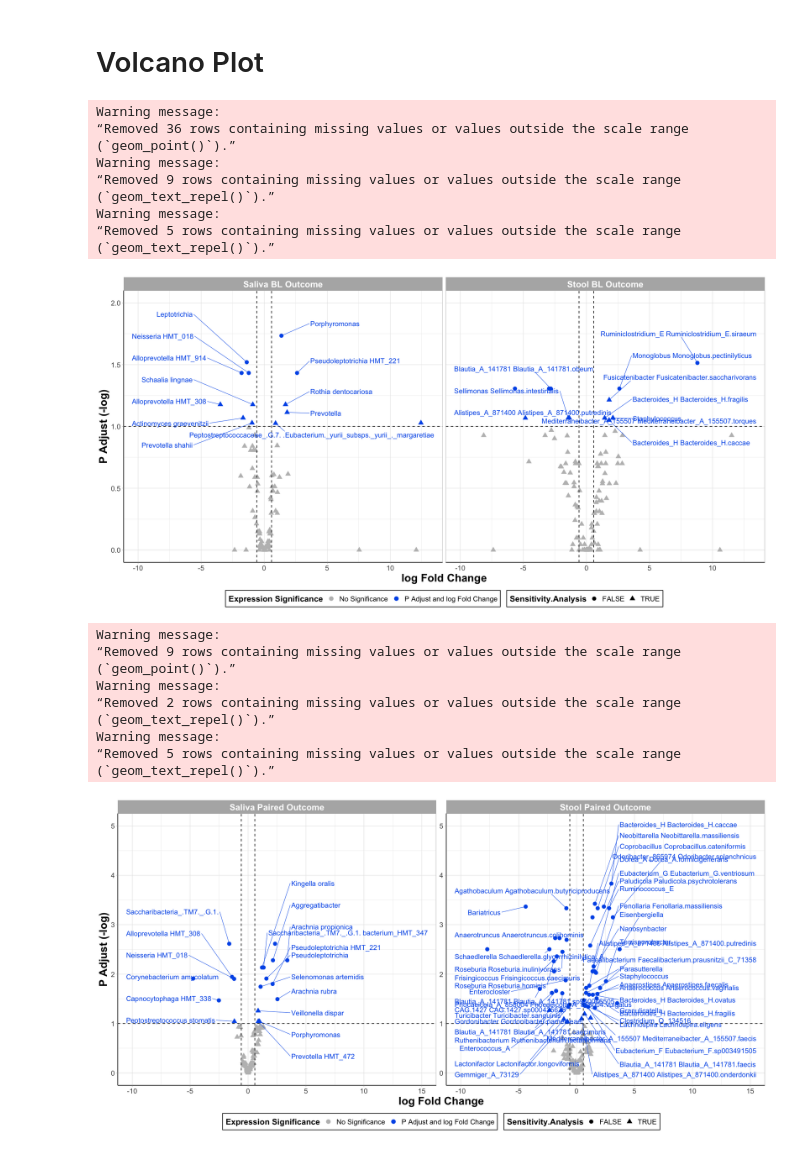
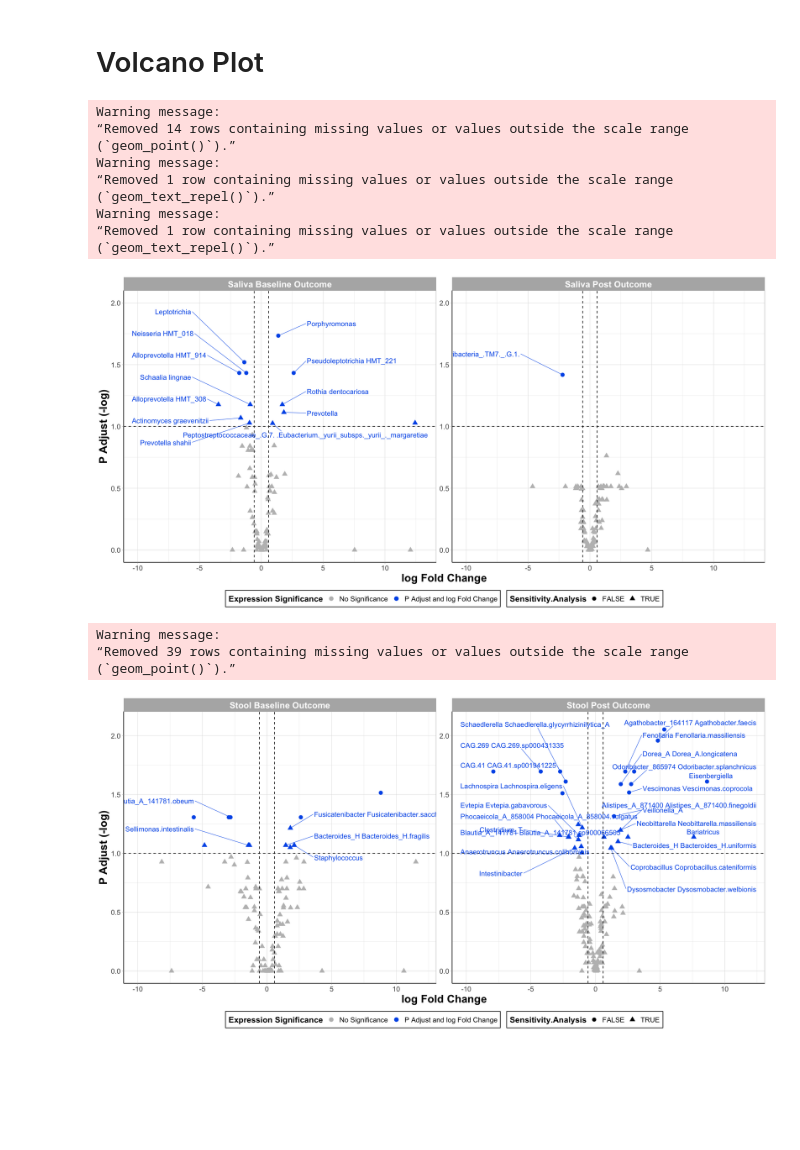
Before and after one commit to Ragerlab/P1013.-Microbiome-Peanut-Allergy, a Jupyter notebook: 3. Individual Bacteria Visualizations/Volcano Plots.ipynb, the cells around one changed output. Drawn from its saved outputs; the diff is of its cells as text; code cells hidden in the pictures; blank space fills up the shorter version.

```diff
--- a/3. Individual Bacteria Visualizations/Volcano Plots.ipynb
+++ b/3. Individual Bacteria Visualizations/Volcano Plots.ipynb
@@ -10,14 +10,18 @@ library(tidyverse)
 library(ggrepel)
 
 # reading in files
-bl_saliva_adj = data.frame(Model = 'Saliva BL Outcome', read_excel("Input/Saliva_Adj_Outcome_011426.xlsx")) %>%
+bl_saliva_adj = data.frame(Model = 'Saliva Baseline Outcome', read_excel("Input/Saliva_Adj_Outcome_011526.xlsx")) %>%
     select(-Original_Name)
-bl_stool_adj = data.frame(Model = 'Stool BL Outcome', read_excel("Input/Stool_Adj_Outcome_011426.xlsx")) %>%
+bl_stool_adj = data.frame(Model = 'Stool Baseline Outcome', read_excel("Input/Stool_Adj_Outcome_011526.xlsx")) %>%
     select(-Original_Name)
-paired_saliva_adj = data.frame(Model = 'Saliva Paired Outcome', read_excel("Input/Saliva_Adj_Paired_Outcome_011426.xlsx")) %>%
+post_saliva_adj = data.frame(Model = 'Saliva Post Outcome', read_excel("Input/Saliva_Adj_Post_Outcome_011526.xlsx")) %>%
     select(-Original_Name)
-paired_stool_adj = data.frame(Model = 'Stool Paired Outcome', read_excel("Input/Stool_Adj_Paired_Outcome_011426.xlsx")) %>%
+post_stool_adj = data.frame(Model = 'Stool Post Outcome', read_excel("Input/Stool_Adj_Post_Outcome_011526.xlsx")) %>%
     select(-Original_Name)
+paired_saliva_adj = data.frame(Model = 'Saliva Paired Time Point', read_excel("Input/Saliva_Adj_Paired_011526.xlsx")) %>%
+    select(-Original_Name)
+paired_stool_adj = data.frame(Model = 'Stool Paired Time Point', read_excel("Input/Stool_Adj_Paired_011526.xlsx")) %>%
+    select(-Original_Name)
 # %% [output]
 ── Attaching core tidyverse packages ──────────────────────── tidyverse 2.0.0 ──
 ✔ dplyr     1.1.4     ✔ readr     2.1.5
@@ -46,6 +50,7 @@ Creating a volcano plot to visualize bacteria that were differentially abundant.
 # %%
 # combining dfs
 baseline_adj_df = rbind(bl_saliva_adj, bl_stool_adj)
+post_adj_df = rbind(post_saliva_adj, post_stool_adj)
 paired_adj_df = rbind(paired_saliva_adj, paired_stool_adj)
 # %%
 get_significance = function(df){
@@ -69,6 +74,7 @@ get_significance = function(df){
 
 # calling fn
 sig_baseline_adj_df = get_significance(baseline_adj_df)
+sig_post_adj_df = get_significance(post_adj_df)
 sig_paired_adj_df = get_significance(paired_adj_df)
 # %%
 # identifying genes commonly modulated across exposure groups to label them differently
@@ -100,10 +127,21 @@ paired_uncommon_bacteria = c(sig_paired_saliva_bacteria, sig_paired_stool_bacter
+# %%
+# changing the dfs I want
+saliva_time_point_df = rbind(sig_baseline_adj_df %>%
+    filter(Model == 'Saliva Baseline Outcome'),
+                             sig_post_adj_df %>%
+    filter(Model == 'Saliva Post Outcome'))
+
+stool_time_point_df = rbind(sig_baseline_adj_df %>%
+    filter(Model == 'Stool Baseline Outcome'),
+                             sig_post_adj_df %>%
+    filter(Model == 'Stool Post Outcome'))
 # %% [markdown]
 # Volcano Plot
 # %%
 options(repr.plot.width=16, repr.plot.height=8) #changing size
 
 ggplot() +
-  geom_point(data = sig_baseline_adj_df, aes(x = logFC, y = -log10(P.Adj), color = diffexpressed,
+  geom_point(data = saliva_time_point_df, aes(x = logFC, y = -log10(P.Adj), color = diffexpressed,
                              shape = Sensitivity.Analysis), size = 3) +
 
   # P Value line
@@ -116,25 +154,19 @@ ggplot() +
     xlim(-10, 13) +
     ylim(0, 2) +
 
- #labeling points with statistical significance and FC
-  # geom_label_repel(data = sig_baseline_adj_df %>%
-  #                 filter(logFC > log(1.5), Name %in% common_bacteria),
-  #                  aes(x = logFC, y = -log10(P.Adj), label = Name, color = diffexpressed),
-  #                 xlim = c(1.5, NA), hjust = 0, segment.size = 0.3, max.overlaps = Inf, size = 5, show.legend = FALSE, parse = TRUE) +
-
-  geom_text_repel(data = sig_baseline_adj_df %>%
-                  filter(logFC > log(1.5), Name %in% bl_uncommon_bacteria),
+  geom_text_repel(data = saliva_time_point_df %>%
+                  filter(logFC > log(1.5), P.Adj < 0.1, Name %in% saliva_time_uncommon_bacteria),
                   aes(x = logFC, y = -log10(P.Adj), label = Name, color = diffexpressed), xlim = c(3, NA),
                   hjust = 'right', direction = 'y', nudge_y = 0.1, nudge_x = 2,
                   segment.size = 0.3, box.padding = 1, max.overlaps = Inf, size = 4.2, show.legend = FALSE) +
 
-  geom_text_repel(data = sig_baseline_adj_df %>%
-                  filter(logFC < -log(1.5), Name %in% bl_uncommon_bacteria),
+  geom_text_repel(data = saliva_time_point_df %>%
+                  filter(logFC < -log(1.5), P.Adj < 0.1, Name %in% saliva_time_uncommon_bacteria),
                   aes(x = logFC, y = -log10(P.Adj), label = Name, color = diffexpressed), xlim = c(NA, -5),
-                  hjust = 'left', direction = 'y', nudge_y = 0.14, nudge_x = -5,
+                  hjust = 'left', direction = 'y', nudge_y = 0.17, nudge_x = -5,
                  segment.size = 0.3, box.padding = 1, max.overlaps = Inf, size = 4.2, show.legend = FALSE) +
 
-  facet_wrap(~Model, scales = 'free_x') +
+  facet_wrap(~Model, scales = 'free') +
 
   theme_light() +
   theme(axis.line = element_line(colour = "black"), #making x and y axes black
@@ -152,18 +184,18 @@ ggplot() +
                       values = c("gray", "#005BEA", '#F0D25E'))
 # %% [output]
 Warning message:
-“Removed 36 rows containing missing values or values outside the scale range
+“Removed 14 rows containing missing values or values outside the scale range
 (`geom_point()`).”
 Warning message:
-“Removed 9 rows containing missing values or values outside the scale range
+“Removed 1 row containing missing values or values outside the scale range
 (`geom_text_repel()`).”
 Warning message:
-“Removed 5 rows containing missing values or values outside the scale range
+“Removed 1 row containing missing values or values outside the scale range
 (`geom_text_repel()`).”
-[figure, old version]
+[figure, new version]
 # %%
 ggplot() +
-  geom_point(data = sig_paired_adj_df, aes(x = logFC, y = -log10(P.Adj), color = diffexpressed,
+  geom_point(data = stool_time_point_df, aes(x = logFC, y = -log10(P.Adj), color = diffexpressed,
                              shape = Sensitivity.Analysis), size = 3) +
 
   # P Value line
@@ -173,8 +205,8 @@ ggplot() +
   geom_vline(xintercept = -log2(1.5), linetype = "dashed") +
 
   # changing x limits of what is visible in the plot
-    xlim(-10, 15) +
-    ylim(0, 5) +
+    xlim(-10, 12) +
+    ylim(0, 2.1) +
 
  #labeling points with statistical significance and FC
   # geom_label_repel(data = sig_baseline_adj_df %>%
@@ -182,42 +214,36 @@ ggplot() +
   #                  aes(x = logFC, y = -log10(P.Adj), label = Name, color = diffexpressed),
   #                 xlim = c(1.5, NA), hjust = 0, segment.size = 0.3, max.overlaps = Inf, size = 5, show.legend = FALSE, parse = TRUE) +
 
-  geom_text_repel(data = sig_paired_adj_df %>%
-                  filter(logFC > log(1.5), Name %in% paired_uncommon_bacteria),
+   geom_text_repel(data = stool_time_point_df %>%
+                  filter(logFC > log(1.5), P.Adj < 0.1, Name %in% stool_time_uncommon_bacteria),
                   aes(x = logFC, y = -log10(P.Adj), label = Name, color = diffexpressed), xlim = c(3, NA),
                   hjust = 'right', direction = 'y', nudge_y = 0.1, nudge_x = 2,
                   segment.size = 0.3, box.padding = 1, max.overlaps = Inf, size = 4.2, show.legend = FALSE) +
 
-  geom_text_repel(data = sig_paired_adj_df %>%
-                  filter(logFC < -log(1.5), Name %in% paired_uncommon_bacteria),
+  geom_text_repel(data = stool_time_point_df %>%
+                  filter(logFC < -log(1.5), P.Adj < 0.1, Name %in% stool_time_uncommon_bacteria),
                   aes(x = logFC, y = -log10(P.Adj), label = Name, color = diffexpressed), xlim = c(NA, -5),
                   hjust = 'left', direction = 'y', nudge_y = 0.14, nudge_x = -5,
                  segment.size = 0.3, box.padding = 1, max.overlaps = Inf, size = 4.2, show.legend = FALSE) +
 
   facet_wrap(~Model, scales = 'free') +
 
   theme_light() +
   theme(axis.line = element_line(colour = "black"), #making x and y axes black
         axis.text = element_text(size = 12), #changing size of x axis labels
         axis.title = element_text(face = "bold", size = rel(1.7)), #changes axis titles
         legend.title = element_text(face = 'bold', size = 14), #changes legend title
         legend.text = element_text(size = 12), #changes legend text
         legend.position = "bottom", # changing legend position
         legend.background = element_rect(colour = 'black', fill = 'white', linetype = 'solid'),
         strip.text.x = element_text(size = 15, face = "bold"), #changes size of facet x axis
         strip.text.y = element_text(size = 15, face = "bold")) + #changes size of facet y axis
   labs(x = 'log Fold Change', y = 'P Adjust (-log)') +
 
   scale_color_manual(name = "Expression Significance",
                       values = c("gray", "#005BEA", '#F0D25E'))
 # %% [output]
 Warning message:
-“Removed 9 rows containing missing values or values outside the scale range
+“Removed 39 rows containing missing values or values outside the scale range
 (`geom_point()`).”
-Warning message:
-“Removed 2 rows containing missing values or values outside the scale range
-(`geom_text_repel()`).”
-Warning message:
-“Removed 5 rows containing missing values or values outside the scale range
-(`geom_text_repel()`).”
-[figure, old version]
+[figure, new version]
```
Also changed, not shown: parts of 3 cells of this notebook.
